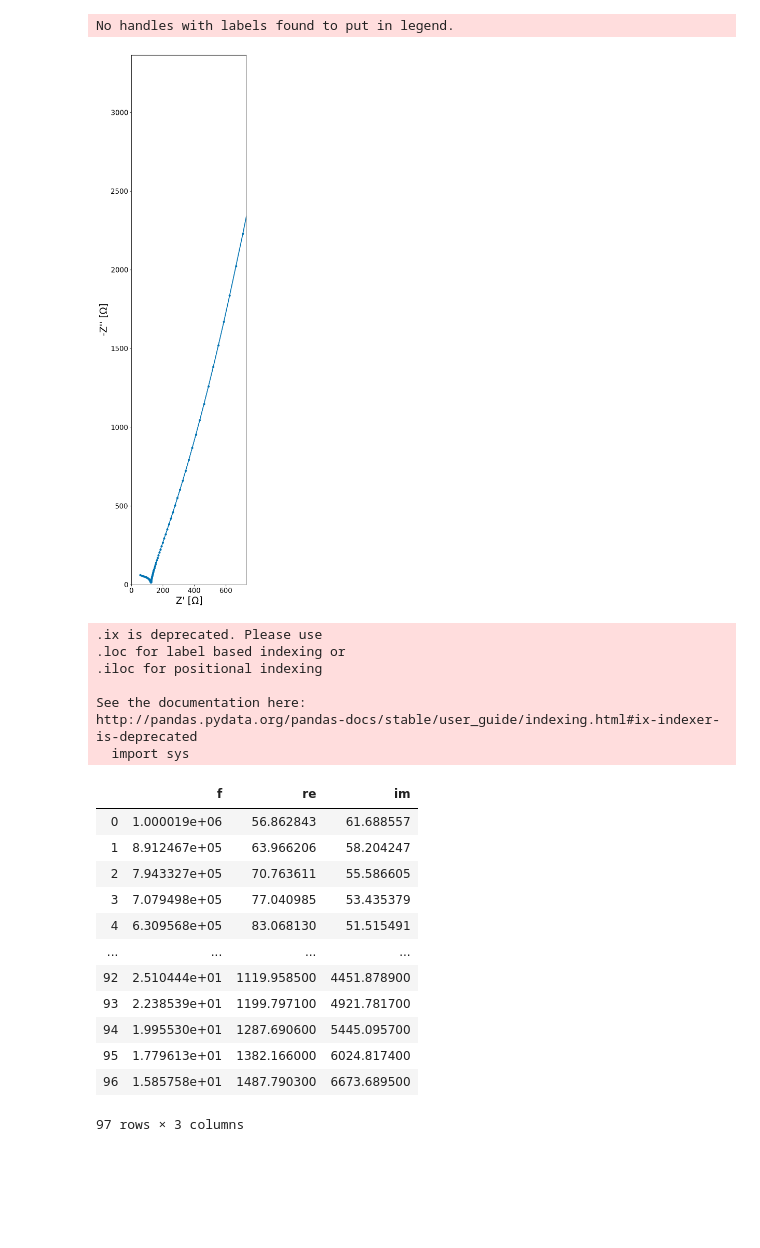
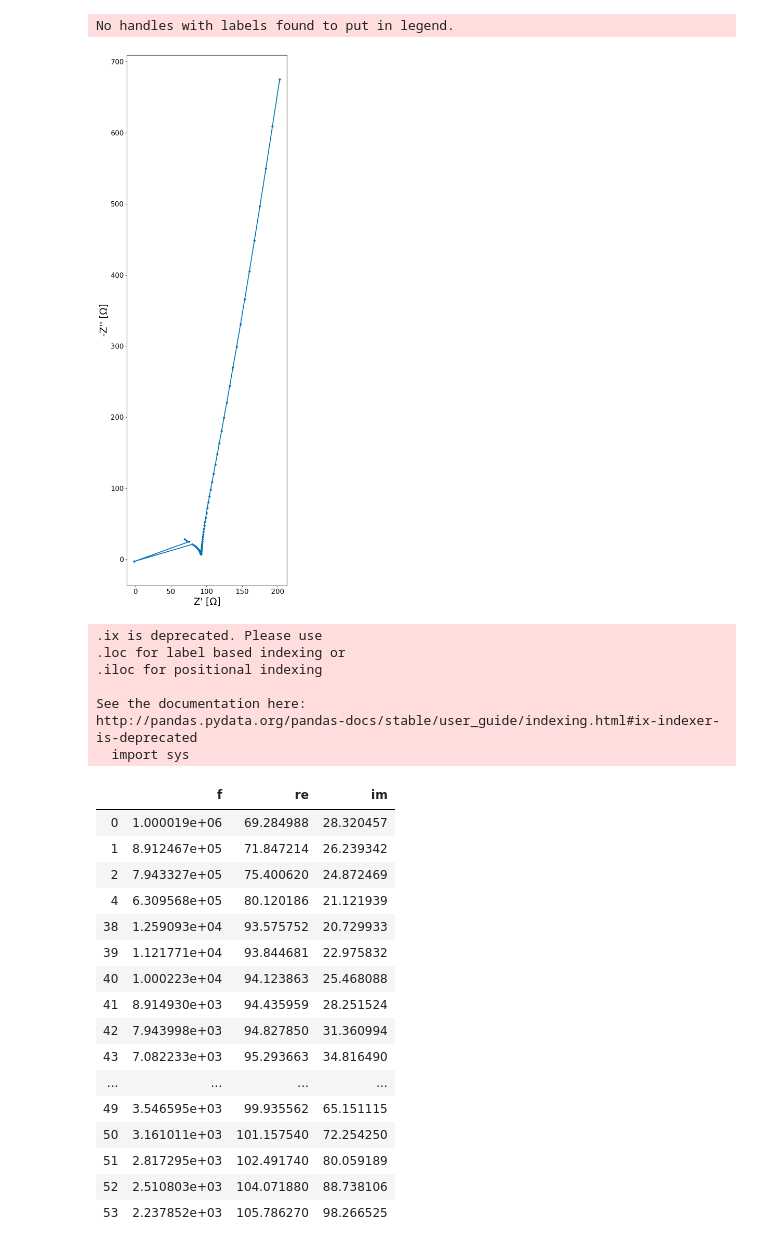
Before and after one commit to WildcatDiscovery/Kyler_Speed_Circuit, a Jupyter notebook: python_notebooks/binning.ipynb, the cells around one changed output. Drawn from its saved outputs; the diff is of its cells as text; code cells hidden in the pictures; blank space fills up the shorter version.

Commit message:
funny graphs

```diff
--- a/python_notebooks/binning.ipynb
+++ b/python_notebooks/binning.ipynb
@@ -2,8 +2,9 @@
 #Locate the data, prepare for import of the MPT file
 #Import necessary packaging
 from utils.tools import *
+import statistics as stat
 path=r"C:\Users\cjang\Desktop\impedance_data\data\\"
-data = ['DE_40__60.mpt']
+data = ['DE_40_8_60.mpt']
 ex_mpt = mpt_data(path,data)
 # %%
 import sys
@@ -63,10 +64,10 @@ def guesser(ex_mpt, Rs_guess = 1, R_guess = 1, n_guess = 0.8, fs_guess = 1, R2_g
     ex_mpt.mpt_plot(fitting = 'on')
 # %%
 ex_mpt.set_new_gph_dims(50,50)
-ex_mpt.mpt_plot(x_window = [0, mean(ex_mpt.df_raw['re']/2)], y_window = [0, mean(ex_mpt.df_raw['im'])/2])
+ex_mpt.mpt_plot()
 # %% [output]
 No handles with labels found to put in legend.
-[figure, old version]
+[figure, new version]
 # %%
 skeleton = ex_mpt.df_raw.iloc[:,0:3]
 re_mid, im_mid  = mean(skeleton['re']), mean(skeleton['im'])
@@ -74,7 +75,7 @@ a = skeleton[abs(skeleton['re']) <= re_mid]
 b = skeleton[abs(skeleton['im']) <= im_mid]
 c = pd.concat([a, b]).drop_duplicates()
 for cols in c.columns.tolist()[1:]:
-    c = c.ix[c[cols] > 0]
+    c = c.ix[c[cols] > 20]
 c
 # %% [output]
 .ix is deprecated. Please use
@@ -85,15 +86,19 @@ See the documentation here:
 http://pandas.pydata.org/pandas-docs/stable/user_guide/indexing.html#ix-indexer-is-deprecated
   import sys
 |  | f | re | im |
-| 0 | 1.000019e+06 | 56.862843 | 61.688557 |
-| 1 | 8.912467e+05 | 63.966206 | 58.204247 |
-| 2 | 7.943327e+05 | 70.763611 | 55.586605 |
-| 3 | 7.079498e+05 | 77.040985 | 53.435379 |
-| 4 | 6.309568e+05 | 83.068130 | 51.515491 |
+| 0 | 1.000019e+06 | 69.284988 | 28.320457 |
+| 1 | 8.912467e+05 | 71.847214 | 26.239342 |
+| 2 | 7.943327e+05 | 75.400620 | 24.872469 |
+| 4 | 6.309568e+05 | 80.120186 | 21.121939 |
+| 38 | 1.259093e+04 | 93.575752 | 20.729933 |
+| 39 | 1.121771e+04 | 93.844681 | 22.975832 |
+| 40 | 1.000223e+04 | 94.123863 | 25.468088 |
+| 41 | 8.914930e+03 | 94.435959 | 28.251524 |
+| 42 | 7.943998e+03 | 94.827850 | 31.360994 |
+| 43 | 7.082233e+03 | 95.293663 | 34.816490 |
 | ... | ... | ... | ... |
-| 92 | 2.510444e+01 | 1119.958500 | 4451.878900 |
-| 93 | 2.238539e+01 | 1199.797100 | 4921.781700 |
-| 94 | 1.995530e+01 | 1287.690600 | 5445.095700 |
-| 95 | 1.779613e+01 | 1382.166000 | 6024.817400 |
-| 96 | 1.585758e+01 | 1487.790300 | 6673.689500 |
+| 49 | 3.546595e+03 | 99.935562 | 65.151115 |
+| 50 | 3.161011e+03 | 101.157540 | 72.254250 |
+| 51 | 2.817295e+03 | 102.491740 | 80.059189 |
+| 52 | 2.510803e+03 | 104.071880 | 88.738106 |
+| 53 | 2.237852e+03 | 105.786270 | 98.266525 |
-97 rows × 3 columns
```
Also changed, not shown: parts of 10 cells of this notebook, 1 other file.
